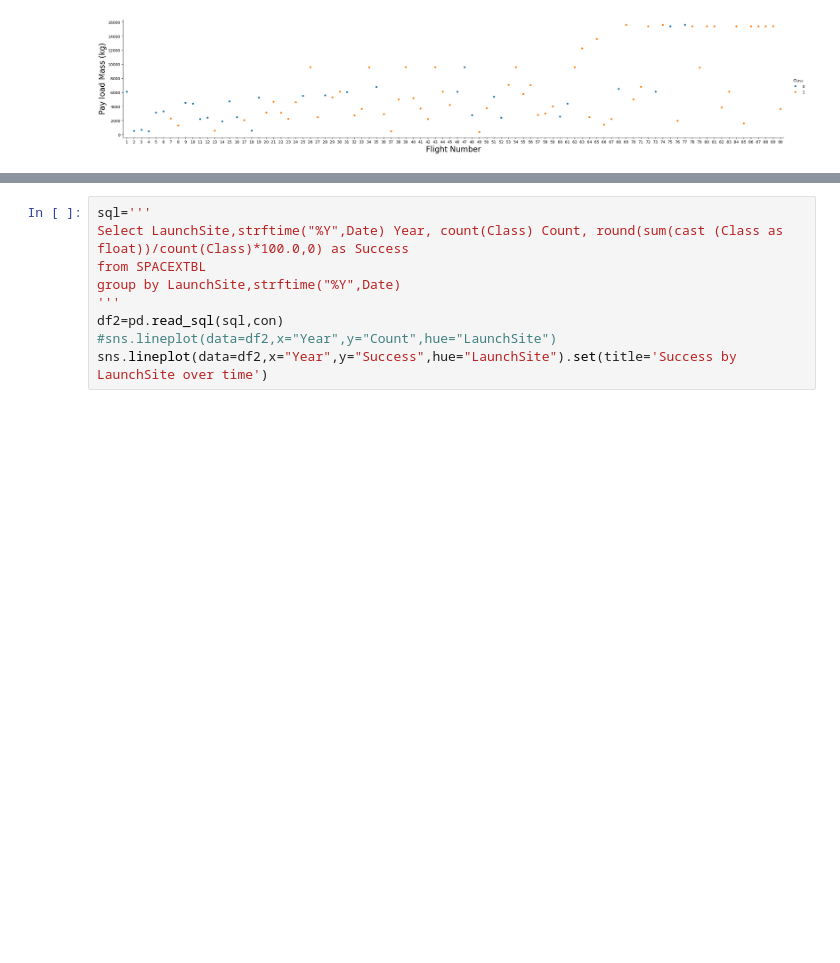
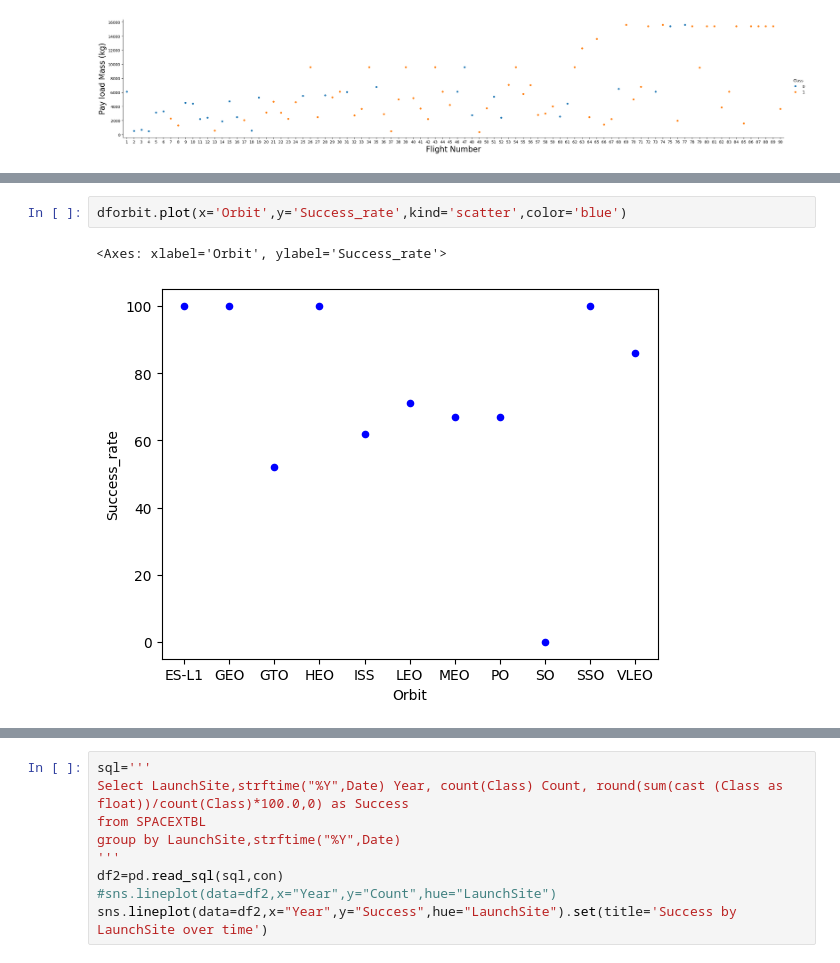
Before and after one commit to johnflem/IBM-Final-Model, a Jupyter notebook: Final.ipynb, the cells around one changed output, grey strips where cells are left out. Cells and saved outputs as stored; diff of their text form; blank space fills up the shorter version.

```diff
--- a/Final.ipynb
+++ b/Final.ipynb
@@ -134,0 +142,5 @@ plt.show()
+# %%
+dforbit.plot(x='Orbit',y='Success_rate',kind='scatter',color='blue')
+# %% [output]
+<Axes: xlabel='Orbit', ylabel='Success_rate'>
+[figure, added]
```
Also changed, not shown: parts of 13 cells of this notebook.
